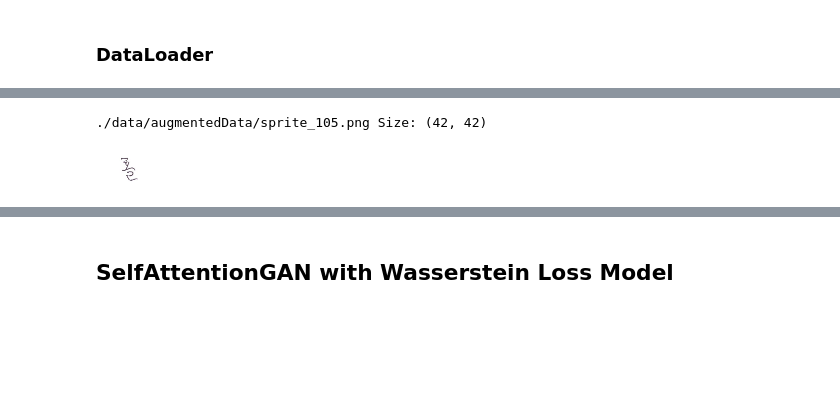
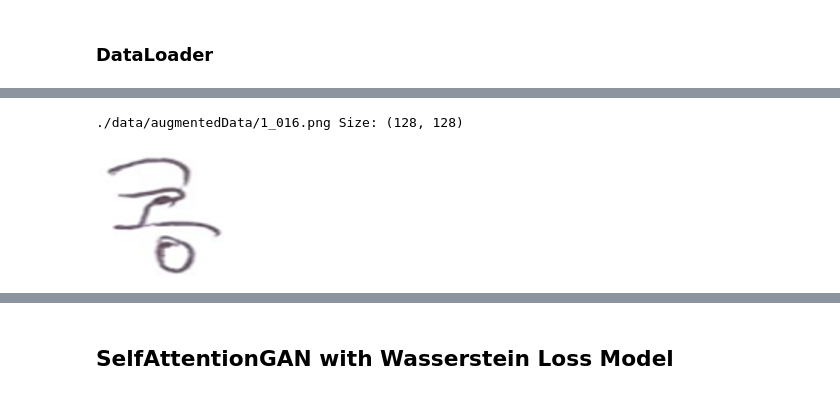
Before and after one commit to PILGI-Analog-To-Digital/Analog-PILGI-to-DIgital, a Jupyter notebook: GAN/transferLearning.ipynb, the cells around one changed output, grey strips where cells are left out. Drawn from its saved outputs; the diff is of its cells as text; code cells hidden in the pictures; blank space fills up the shorter version.

```diff
--- a/GAN/transferLearning.ipynb
+++ b/GAN/transferLearning.ipynb
@@ -80,16 +80,16 @@ warning:  skipped "../" path component(s) in ../../../../data/augmentedData/2_sp
 # %%
 from PIL import Image, ImageOps
 
-filePath = './data/augmentedData/sprite_105.png'
+filePath = './data/augmentedData/1_016.png'
 image=Image.open(filePath)
 image.load()
 imageSize = image.size
 print(filePath, "Size:", imageSize)
 
 display(image)
 # %% [output]
-./data/augmentedData/sprite_105.png Size: (42, 42)
+./data/augmentedData/1_016.png Size: (128, 128)
-[figure, old version]
+[figure, new version]
 # %%
 from PIL import Image
 import os
```
Also changed, not shown: parts of 18 cells of this notebook.
